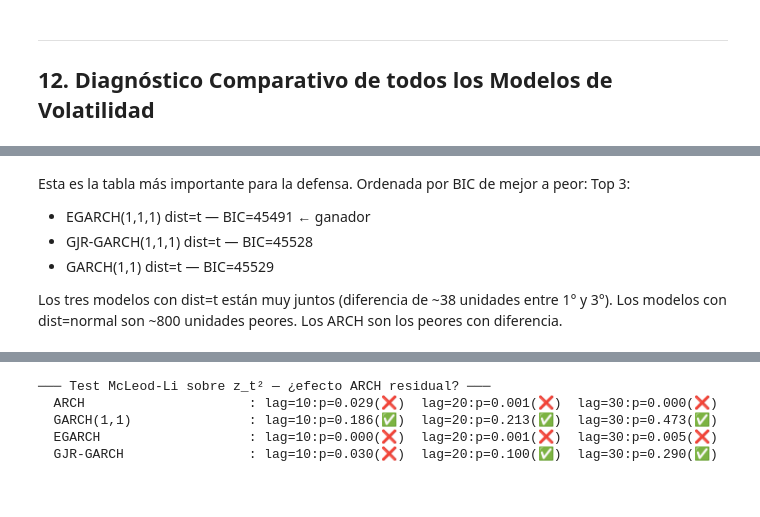
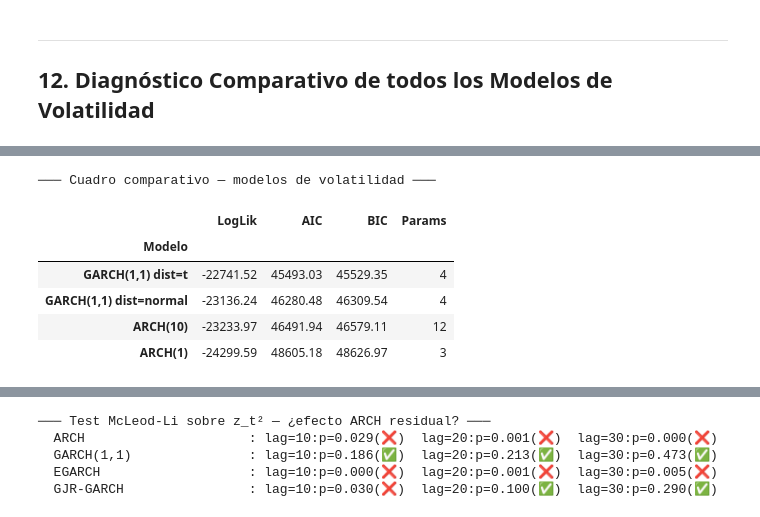
Before and after one commit to flopyromero/Proyecto-petr-leo-WTI-, a Jupyter notebook: tp4_tp5_wti.ipynb, the cells around one changed output, grey strips where cells are left out. Saved outputs shown, nothing was run; the diff lists cells and outputs as text; code cells hidden in the pictures.

```diff
--- a/tp4_tp5_wti.ipynb
+++ b/tp4_tp5_wti.ipynb
@@ -1290,9 +1262,25 @@ print(f'\n→ Modelo óptimo por BIC: {BEST_VOL}')
-# %% [markdown]
-Esta es la tabla más importante para la defensa. Ordenada por BIC de mejor a peor:
-Top 3:
-
-* EGARCH(1,1,1) dist=t — BIC=45491 ← ganador
-* GJR-GARCH(1,1,1) dist=t — BIC=45528
-* GARCH(1,1) dist=t — BIC=45529
-
-Los tres modelos con dist=t están muy juntos (diferencia de ~38 unidades entre 1° y 3°). Los modelos con dist=normal son ~800 unidades peores. Los ARCH son los peores con diferencia.
+# %%
+# --- Cuadro comparativo final TP5 ---
+df_vol_all = pd.DataFrame(rows_vol).drop_duplicates('Modelo').set_index('Modelo')
+df_vol_all = df_vol_all.sort_values('BIC')
+
+# Mostrar solo los mejores por familia + ARCH(10) como referencia
+modelos_mostrar = [
+    'EGARCH(1,1,1) dist=t',
+    'GJR-GARCH(1,1,1) dist=t',
+    'GARCH(1,1) dist=t',
+    'GARCH(1,1) dist=normal',
+    'ARCH(10)',
+    'ARCH(1)',
+]
+df_resumen = df_vol_all.loc[[m for m in modelos_mostrar if m in df_vol_all.index]]
+print('─── Cuadro comparativo — modelos de volatilidad ───')
+display(df_resumen)
+# %% [output]
+─── Cuadro comparativo — modelos de volatilidad ───
+|  | LogLik | AIC | BIC | Params |
+| Modelo |  |  |  |  |
+| GARCH(1,1) dist=t | -22741.52 | 45493.03 | 45529.35 | 4 |
+| GARCH(1,1) dist=normal | -23136.24 | 46280.48 | 46309.54 | 4 |
+| ARCH(10) | -23233.97 | 46491.94 | 46579.11 | 12 |
+| ARCH(1) | -24299.59 | 48605.18 | 48626.97 | 3 |
```
Also changed, not shown: parts of 32 cells of this notebook.
